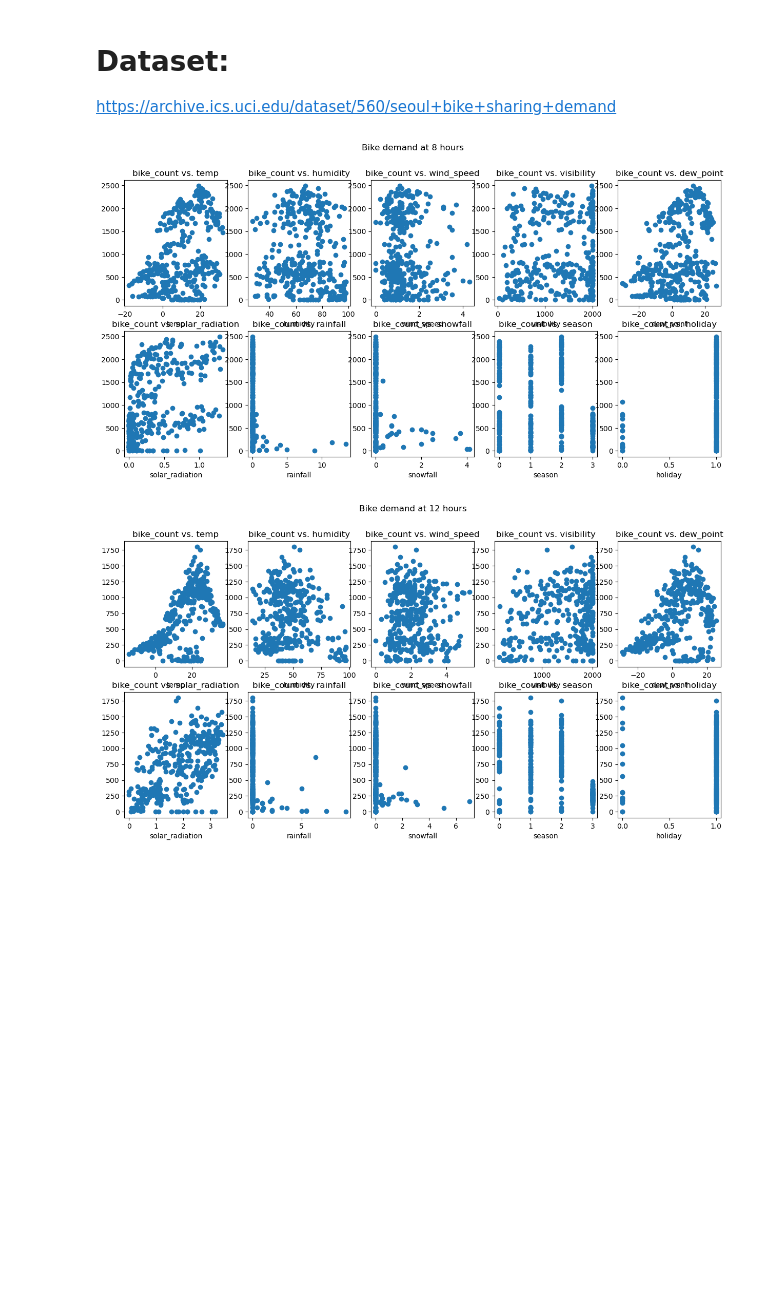
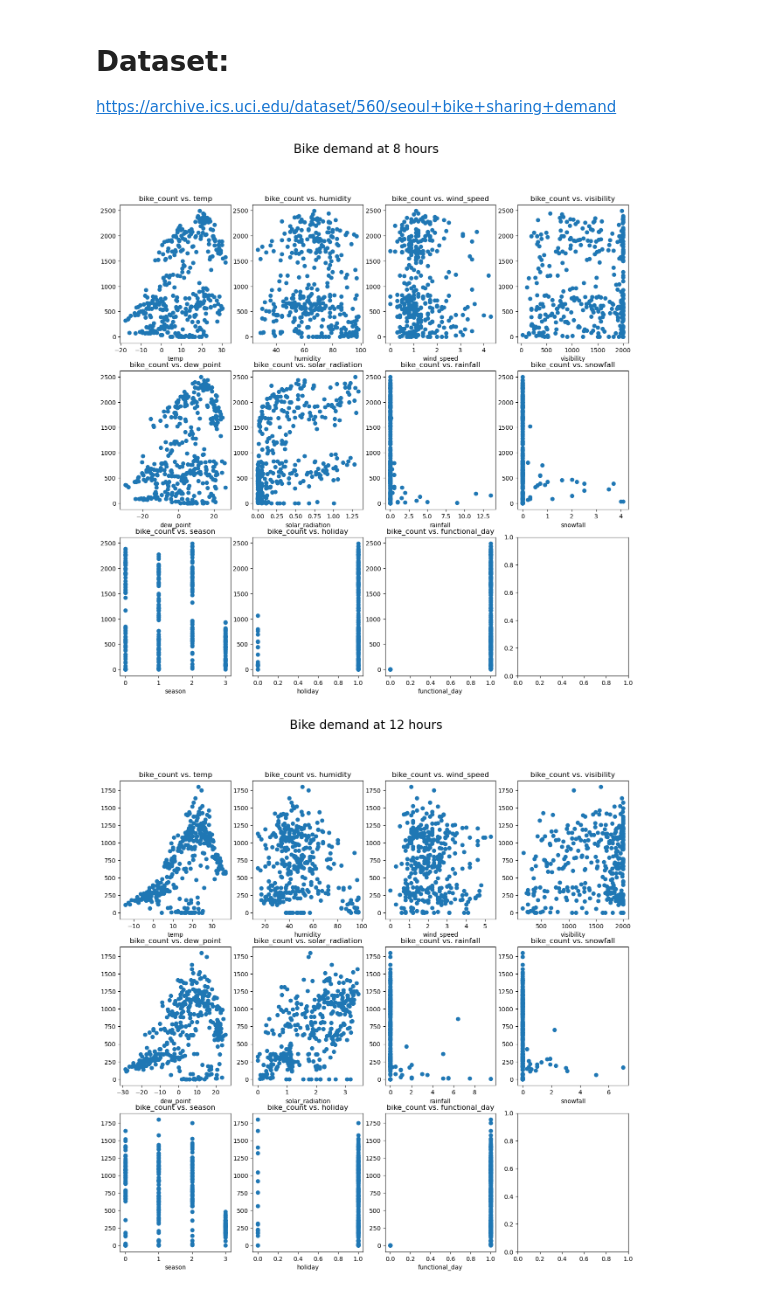
Before and after one commit to aswathr/ml_learn_fcc, a Jupyter notebook: 2_seoul_bike_demand.ipynb, the cells around one changed output. Saved outputs shown, nothing was run; the diff lists cells and outputs as text; code cells hidden in the pictures; blank space fills up the shorter version.

```diff
--- a/2_seoul_bike_demand.ipynb
+++ b/2_seoul_bike_demand.ipynb
@@ -74,13 +74,13 @@ df20.head()
 df_hour = {8: df8, 12: df12, 16: df16, 20: df20}
 # %%
 for hour, dfi in df_hour.items():
-    fig, axs = plt.subplots(nrows = 2, ncols = 5, figsize = (15, 7))
-    for idx, labl in enumerate(dfi.columns[:-1].drop('bike_count')):
-        axs[int(idx / 5)][int(idx % 5)].scatter(x = dfi[labl], y = dfi['bike_count'])
-        axs[int(idx / 5)][int(idx % 5)].set_title(f"bike_count vs. {labl}")
-        axs[int(idx / 5)][int(idx % 5)].set_xlabel(f"{labl}")
-    fig.suptitle(f"Bike demand at {hour} hours")
+    fig, axs = plt.subplots(nrows = 3, ncols = 4, figsize = (15, 14))
+    for idx, labl in enumerate(dfi.columns[:].drop('bike_count')):
+        axs[int(idx / 4)][int(idx % 4)].scatter(x = dfi[labl], y = dfi['bike_count'])
+        axs[int(idx / 4)][int(idx % 4)].set_title(f"bike_count vs. {labl}")
+        axs[int(idx / 4)][int(idx % 4)].set_xlabel(f"{labl}")
+    fig.suptitle(f"Bike demand at {hour} hours", size = 20)
     plt.show()
 # %% [output]
-[figure, old version]
+[figure, new version]
-[figure, old version]
+[figure, new version]
```
Also changed, not shown: parts of 14 cells of this notebook.
